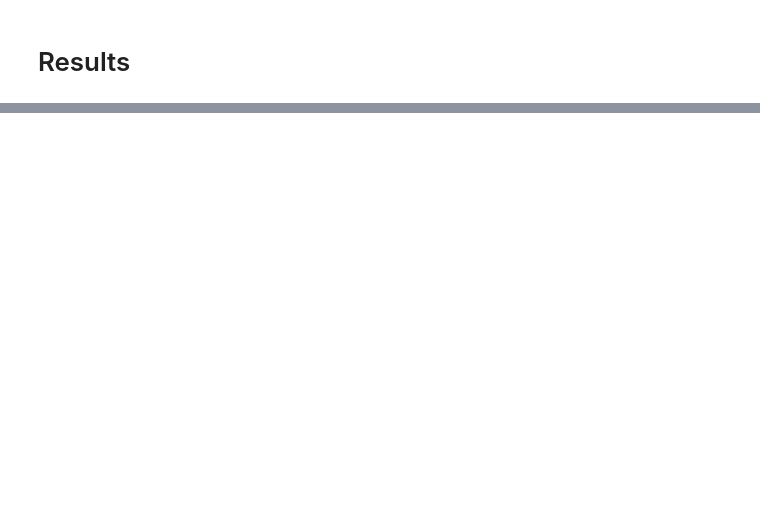
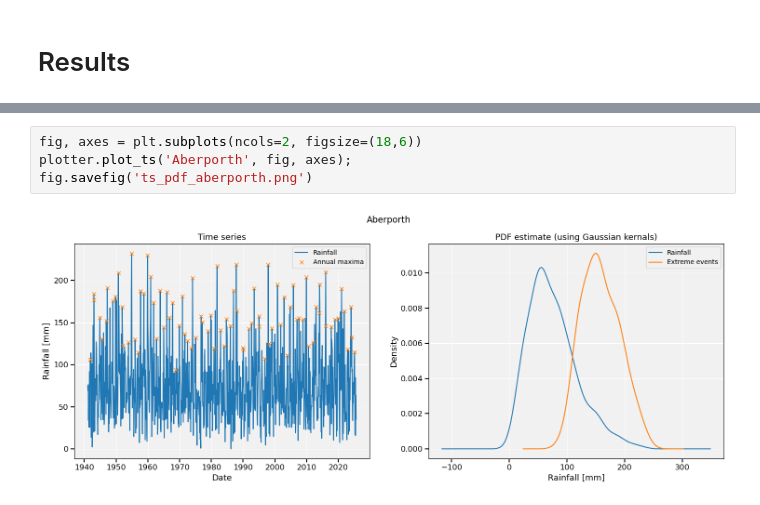
Before and after one commit to GallowayJ/eva, a Jupyter notebook: ExtremeValueAnalysis.ipynb, the cells around one changed output, grey strips where cells are left out. Drawn from its saved outputs; the diff is of its cells as text; blank space fills up the shorter version.

```diff
--- a/ExtremeValueAnalysis.ipynb
+++ b/ExtremeValueAnalysis.ipynb
@@ -581,0 +275,6 @@ fig.suptitle(site_name, fontsize=fontsize*1.3);
+# %%
+fig, axes = plt.subplots(ncols=2, figsize=(18,6))
+plotter.plot_ts('Aberporth', fig, axes);
+fig.savefig('ts_pdf_aberporth.png')
+# %% [output]
+[figure, added]
```
Also changed, not shown: parts of 76 cells of this notebook.
